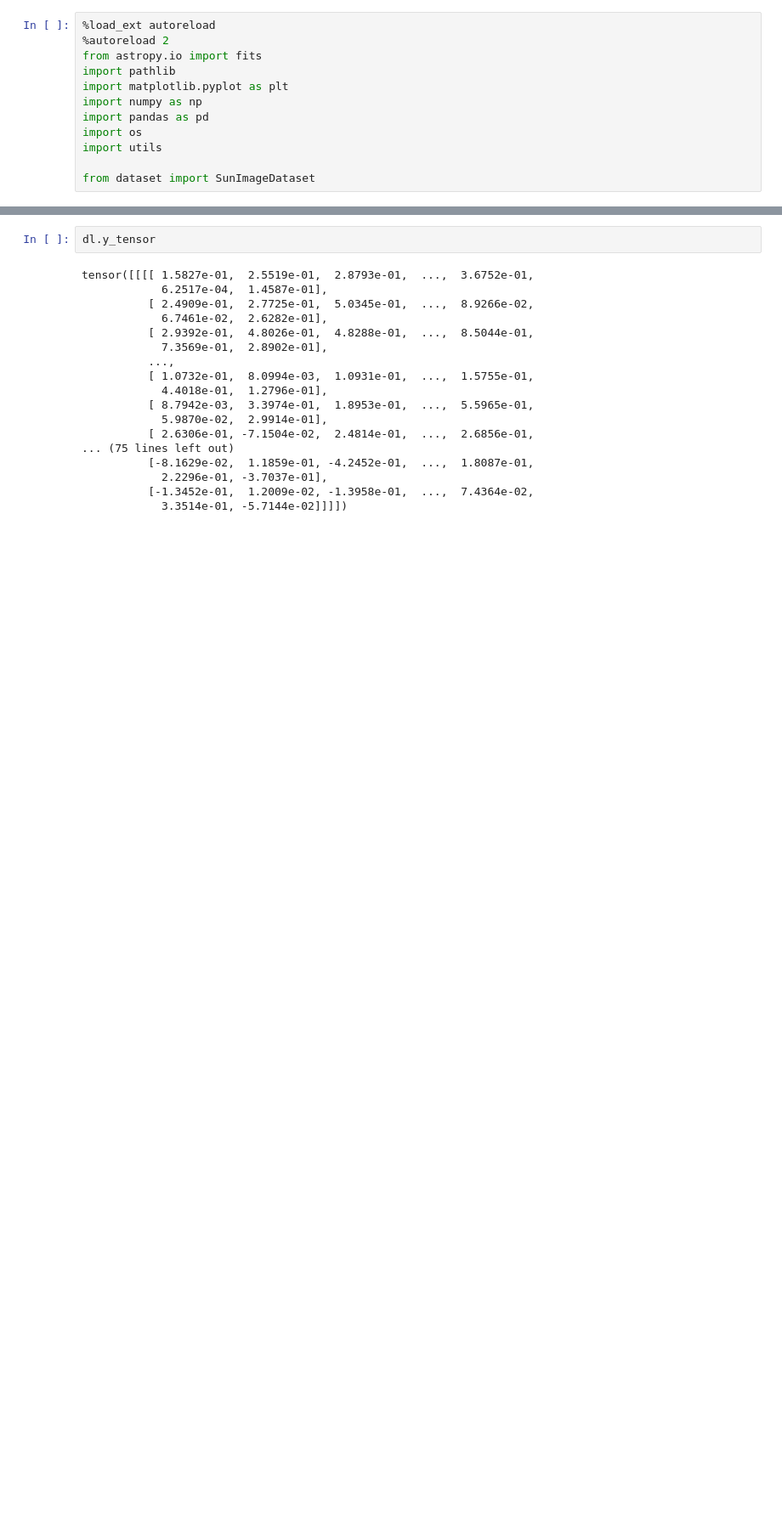
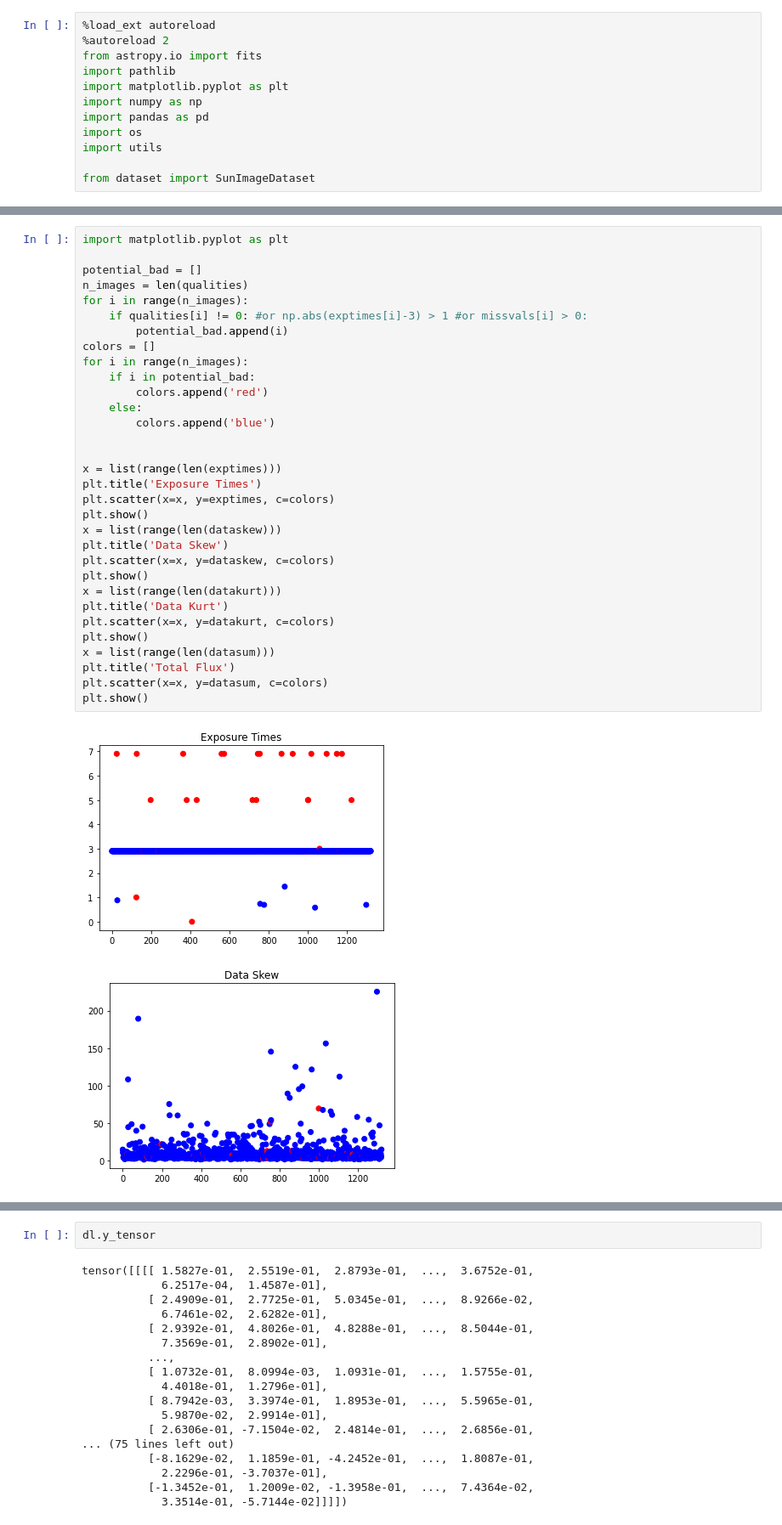
Before and after one commit to Pineci/sun-net, a Jupyter notebook: notebooks/test_dataloader.ipynb, the cells around one changed output, grey strips where cells are left out. Shown at 85% size. Drawn from its saved outputs; the diff is of its cells as text; blank space fills up the shorter version.

```diff
--- a/notebooks/test_dataloader.ipynb
+++ b/notebooks/test_dataloader.ipynb
@@ -17,0 +182,35 @@ print(dl.x_data.shape)
+# %%
+import matplotlib.pyplot as plt
+
+potential_bad = []
+n_images = len(qualities)
+for i in range(n_images):
+    if qualities[i] != 0: #or np.abs(exptimes[i]-3) > 1 #or missvals[i] > 0:
+        potential_bad.append(i)
+colors = []
+for i in range(n_images):
+    if i in potential_bad:
+        colors.append('red')
+    else:
+        colors.append('blue')
+
+
+x = list(range(len(exptimes)))
+plt.title('Exposure Times')
+plt.scatter(x=x, y=exptimes, c=colors)
+plt.show()
+x = list(range(len(dataskew)))
+plt.title('Data Skew')
+plt.scatter(x=x, y=dataskew, c=colors)
+plt.show()
+x = list(range(len(datakurt)))
+plt.title('Data Kurt')
+plt.scatter(x=x, y=datakurt, c=colors)
+plt.show()
+x = list(range(len(datasum)))
+plt.title('Total Flux')
+plt.scatter(x=x, y=datasum, c=colors)
+plt.show()
+# %% [output]
+[figure, added]
+[figure, added]
```
Also changed, not shown: parts of 15 cells of this notebook, 9 other files.
